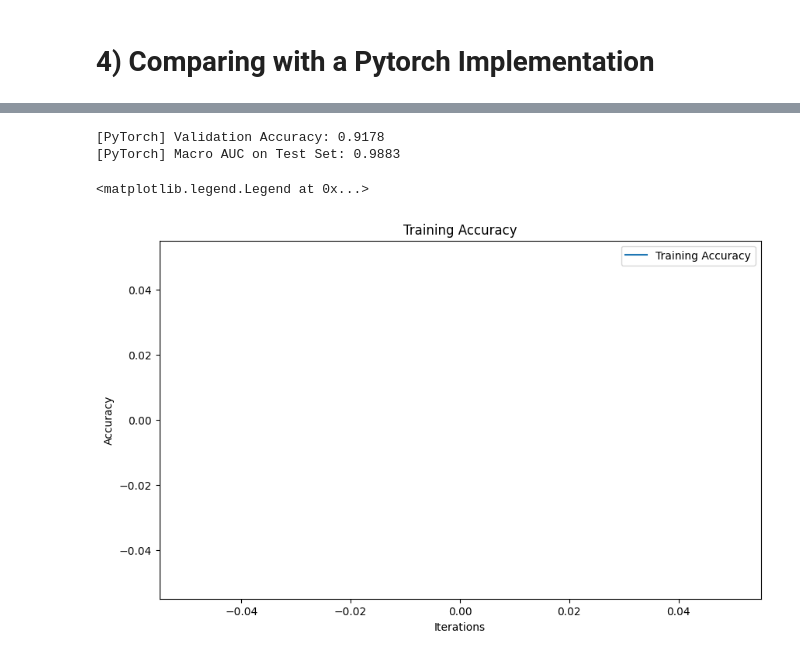
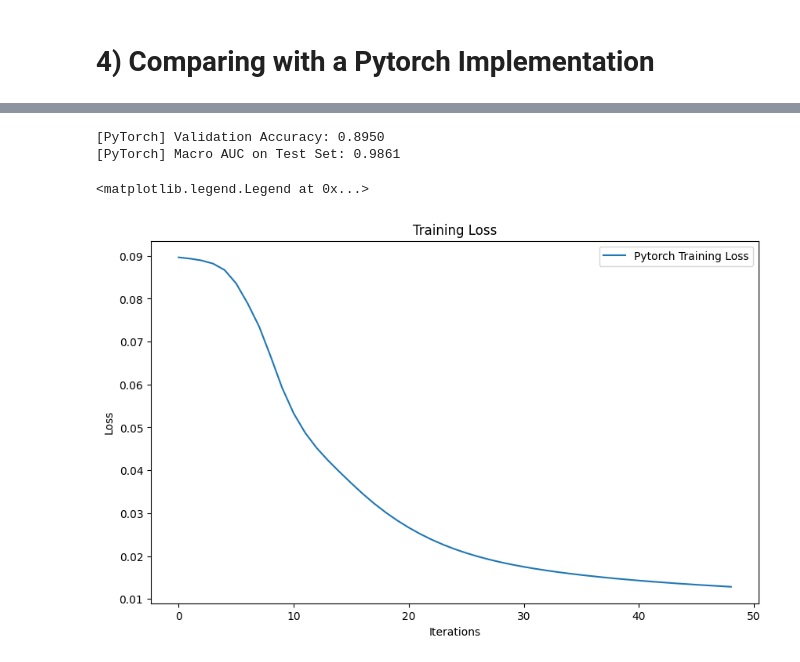
Before and after one commit to Adirser/MLCourseUniv, a Jupyter notebook: HW3 - NN/ch11_revised.ipynb, the cells around one changed output, grey strips where cells are left out. Drawn from its saved outputs; the diff is of its cells as text; code cells hidden in the pictures.

```diff
--- a/HW3 - NN/ch11_revised.ipynb
+++ b/HW3 - NN/ch11_revised.ipynb
@@ -153,17 +101,3 @@ def train(model, X_train, y_train, X_valid, y_valid, num_epochs,
               f'| Valid Acc: {valid_acc:.2f}%')
 
     return epoch_loss, epoch_train_acc, epoch_valid_acc
-# %%
-import matplotlib.pyplot as plt
-
-fig, ax = plt.subplots(nrows=2, ncols=5, sharex=True, sharey=True)
-ax = ax.flatten()
-for i in range(10):
-    img = X[y == i][0].reshape(28, 28)
-    ax[i].imshow(img, cmap='Greys')
-
-ax[0].set_xticks([])
-ax[0].set_yticks([])
-plt.tight_layout()
-#plt.savefig('figures/11_4.png', dpi=300)
-plt.show()
@@ -438,7 +370,7 @@ class NeuralNetMLP_TwoHidden:
 
     def compute_loss(self, a_out, y):
         y_onehot = int_to_onehot(y, self.num_classes)
-        loss = np.mean((a_out - y_onehot) ** 2)
+        loss = -np.sum(y_onehot * np.log(a_out + 1e-9)) / y.shape[0]
         return loss
 # %%
 from sklearn.metrics import roc_auc_score,accuracy_score
@@ -559,8 +491,8 @@ class ANN_PyTorch(nn.Module):
 
 # Initialize the model, loss function, and optimizer
 model = ANN_PyTorch(num_features, 128, 64, num_classes)
-criterion = nn.MSELoss()
-optimizer = optim.SGD(model.parameters(), lr=0.2)
+criterion = nn.CrossEntropyLoss()
+optimizer = optim.SGD(model.parameters(), lr=0.1)
 loss_metric = 0
 # Training loop
 for epoch in range(epochs):
@@ -605,15 +537,19 @@ with torch.no_grad():
     print(f"[PyTorch] Validation Accuracy: {accuracy_pytorch:.4f}")
     print(f"[PyTorch] Macro AUC on Test Set: {macro_auc_pytorch:.4f}")
 # %% [output]
-[PyTorch] Validation Accuracy: 0.9178
-[PyTorch] Macro AUC on Test Set: 0.9883
+[PyTorch] Validation Accuracy: 0.8950
+[PyTorch] Macro AUC on Test Set: 0.9861
+# %%
+# Turn cumulative back to reg
+two_hidden_loss_metric_non_cum = np.diff(two_hidden_loss_metric)
+pytorchc_training_loss_non_cum = np.diff(pytorchc_training_loss)
 # %%
 plt.figure(figsize=(10, 6))
-plt.plot(range(len(accuracy_scores)), accuracy_scores, label='Training Accuracy')
+plt.plot(pytorchc_training_loss_non_cum,label = "Pytorch Training Loss")
 plt.xlabel('Iterations')
-plt.ylabel('Accuracy')
-plt.title('Training Accuracy')
+plt.ylabel('Loss')
+plt.title('Training Loss')
 plt.legend()
 # %% [output]
 <matplotlib.legend.Legend at 0x...>
-[figure, old version]
+[figure, new version]
```
Also changed, not shown: parts of 16 cells of this notebook, 1 other file.
